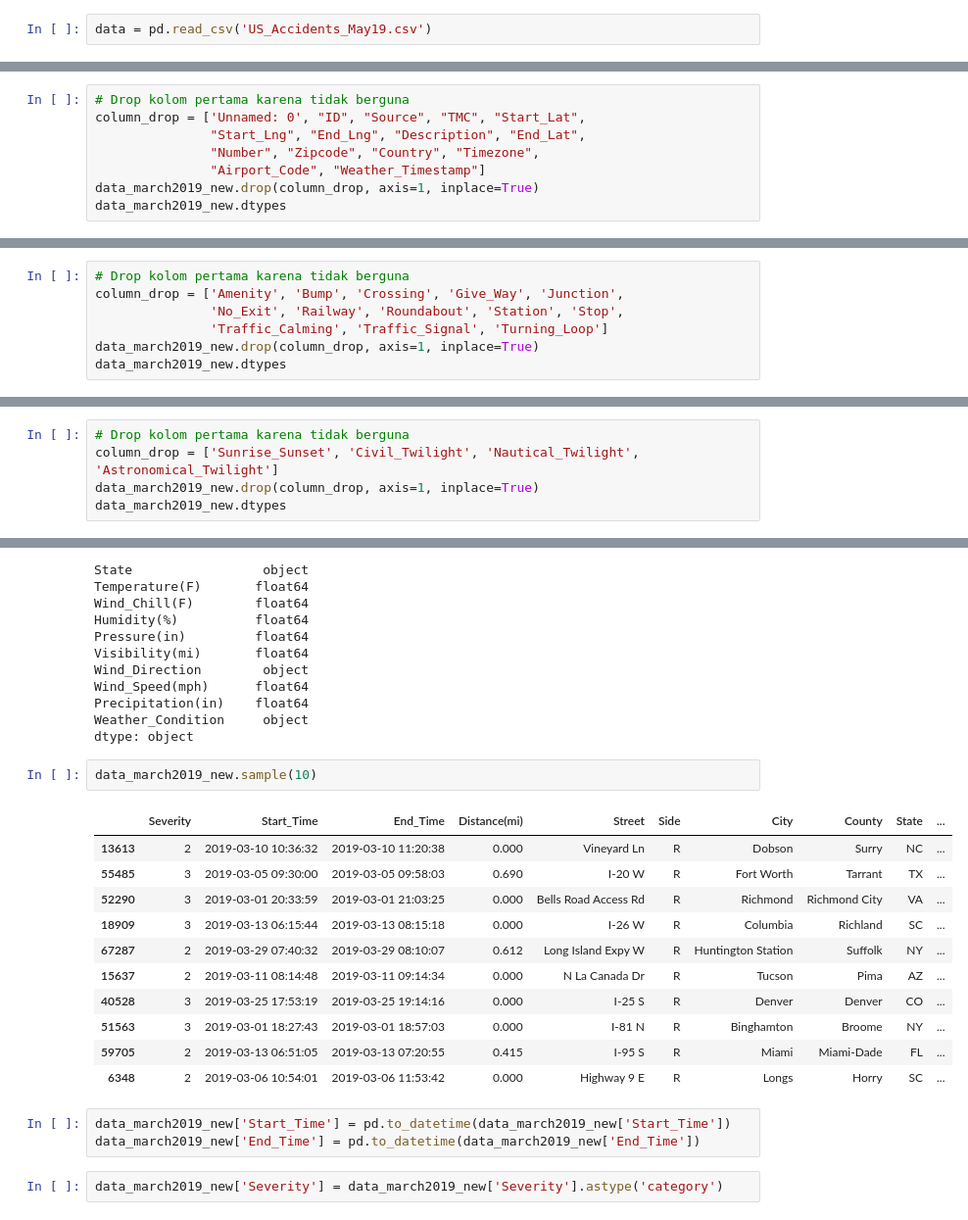
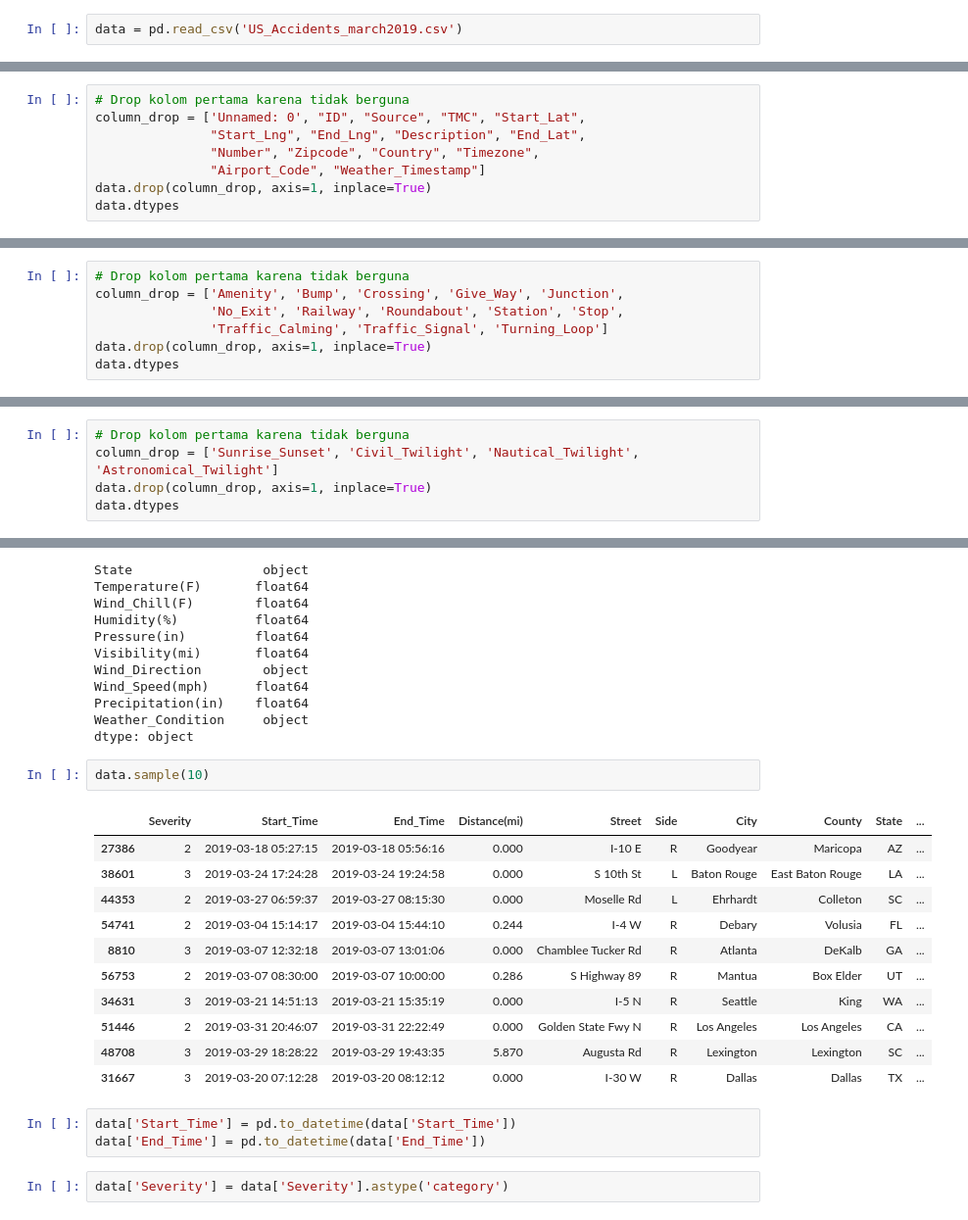
Before and after one commit to maftuhm/UAS-kapita-selekta-komputasi, a Jupyter notebook: UAS KAPITA SELEKTA KOMPUTASI.ipynb, the cells around one changed output, grey strips where cells are left out. Shown: that part at 98% size. Cells and saved outputs as stored; diff of their text form.

```diff
--- a/UAS KAPITA SELEKTA KOMPUTASI.ipynb
+++ b/UAS KAPITA SELEKTA KOMPUTASI.ipynb
@@ -14,4 +14,4 @@ import numpy as np
 %matplotlib inline
 plt.style.use('bmh'); sns.set()
 # %%
-data = pd.read_csv('US_Accidents_May19.csv')
+data = pd.read_csv('US_Accidents_march2019.csv')
@@ -115,8 +62,8 @@ column_drop = ['Unnamed: 0', "ID", "Source", "TMC", "Start_Lat",
                "Start_Lng", "End_Lng", "Description", "End_Lat",
                "Number", "Zipcode", "Country", "Timezone",
                "Airport_Code", "Weather_Timestamp"]
-data_march2019_new.drop(column_drop, axis=1, inplace=True)
-data_march2019_new.dtypes
+data.drop(column_drop, axis=1, inplace=True)
+data.dtypes
 # %% [output]
 Severity                   int64
 Start_Time                object
@@ -140,8 +87,8 @@ dtype: object
 column_drop = ['Amenity', 'Bump', 'Crossing', 'Give_Way', 'Junction',
                'No_Exit', 'Railway', 'Roundabout', 'Station', 'Stop',
                'Traffic_Calming', 'Traffic_Signal', 'Turning_Loop']
-data_march2019_new.drop(column_drop, axis=1, inplace=True)
-data_march2019_new.dtypes
+data.drop(column_drop, axis=1, inplace=True)
+data.dtypes
 # %% [output]
 Severity                   int64
 Start_Time                object
@@ -163,8 +110,8 @@ dtype: object
 # %%
 # Drop kolom pertama karena tidak berguna
 column_drop = ['Sunrise_Sunset', 'Civil_Twilight', 'Nautical_Twilight', 'Astronomical_Twilight']
-data_march2019_new.drop(column_drop, axis=1, inplace=True)
-data_march2019_new.dtypes
+data.drop(column_drop, axis=1, inplace=True)
+data.dtypes
 # %% [output]
 Severity               int64
 Start_Time            object
@@ -186,22 +133,22 @@ Precipitation(in)    float64
 Weather_Condition     object
 dtype: object
 # %%
-data_march2019_new.sample(10)
+data.sample(10)
 # %% [output]
 |  | Severity | Start_Time | End_Time | Distance(mi) | Street | Side | City | County | State | ... |
-| 13613 | 2 | 2019-03-10 10:36:32 | 2019-03-10 11:20:38 | 0.000 | Vineyard Ln | R | Dobson | Surry | NC | ... |
-| 55485 | 3 | 2019-03-05 09:30:00 | 2019-03-05 09:58:03 | 0.690 | I-20 W | R | Fort Worth | Tarrant | TX | ... |
-| 52290 | 3 | 2019-03-01 20:33:59 | 2019-03-01 21:03:25 | 0.000 | Bells Road Access Rd | R | Richmond | Richmond City | VA | ... |
-| 18909 | 3 | 2019-03-13 06:15:44 | 2019-03-13 08:15:18 | 0.000 | I-26 W | R | Columbia | Richland | SC | ... |
-| 67287 | 2 | 2019-03-29 07:40:32 | 2019-03-29 08:10:07 | 0.612 | Long Island Expy W | R | Huntington Station | Suffolk | NY | ... |
-| 15637 | 2 | 2019-03-11 08:14:48 | 2019-03-11 09:14:34 | 0.000 | N La Canada Dr | R | Tucson | Pima | AZ | ... |
-| 40528 | 3 | 2019-03-25 17:53:19 | 2019-03-25 19:14:16 | 0.000 | I-25 S | R | Denver | Denver | CO | ... |
-| 51563 | 3 | 2019-03-01 18:27:43 | 2019-03-01 18:57:03 | 0.000 | I-81 N | R | Binghamton | Broome | NY | ... |
-| 59705 | 2 | 2019-03-13 06:51:05 | 2019-03-13 07:20:55 | 0.415 | I-95 S | R | Miami | Miami-Dade | FL | ... |
-| 6348 | 2 | 2019-03-06 10:54:01 | 2019-03-06 11:53:42 | 0.000 | Highway 9 E | R | Longs | Horry | SC | ... |
+| 27386 | 2 | 2019-03-18 05:27:15 | 2019-03-18 05:56:16 | 0.000 | I-10 E | R | Goodyear | Maricopa | AZ | ... |
+| 38601 | 3 | 2019-03-24 17:24:28 | 2019-03-24 19:24:58 | 0.000 | S 10th St | L | Baton Rouge | East Baton Rouge | LA | ... |
+| 44353 | 2 | 2019-03-27 06:59:37 | 2019-03-27 08:15:30 | 0.000 | Moselle Rd | L | Ehrhardt | Colleton | SC | ... |
+| 54741 | 2 | 2019-03-04 15:14:17 | 2019-03-04 15:44:10 | 0.244 | I-4 W | R | Debary | Volusia | FL | ... |
+| 8810 | 3 | 2019-03-07 12:32:18 | 2019-03-07 13:01:06 | 0.000 | Chamblee Tucker Rd | R | Atlanta | DeKalb | GA | ... |
+| 56753 | 2 | 2019-03-07 08:30:00 | 2019-03-07 10:00:00 | 0.286 | S Highway 89 | R | Mantua | Box Elder | UT | ... |
+| 34631 | 3 | 2019-03-21 14:51:13 | 2019-03-21 15:35:19 | 0.000 | I-5 N | R | Seattle | King | WA | ... |
+| 51446 | 2 | 2019-03-31 20:46:07 | 2019-03-31 22:22:49 | 0.000 | Golden State Fwy N | R | Los Angeles | Los Angeles | CA | ... |
+| 48708 | 3 | 2019-03-29 18:28:22 | 2019-03-29 19:43:35 | 5.870 | Augusta Rd | R | Lexington | Lexington | SC | ... |
+| 31667 | 3 | 2019-03-20 07:12:28 | 2019-03-20 08:12:12 | 0.000 | I-30 W | R | Dallas | Dallas | TX | ... |
 # %%
-data_march2019_new['Start_Time'] = pd.to_datetime(data_march2019_new['Start_Time'])
-data_march2019_new['End_Time'] = pd.to_datetime(data_march2019_new['End_Time'])
+data['Start_Time'] = pd.to_datetime(data['Start_Time'])
+data['End_Time'] = pd.to_datetime(data['End_Time'])
 # %%
-data_march2019_new['Severity'] = data_march2019_new['Severity'].astype('category')
+data['Severity'] = data['Severity'].astype('category')
 # %%
```
Also changed, not shown: parts of 13 cells of this notebook.
